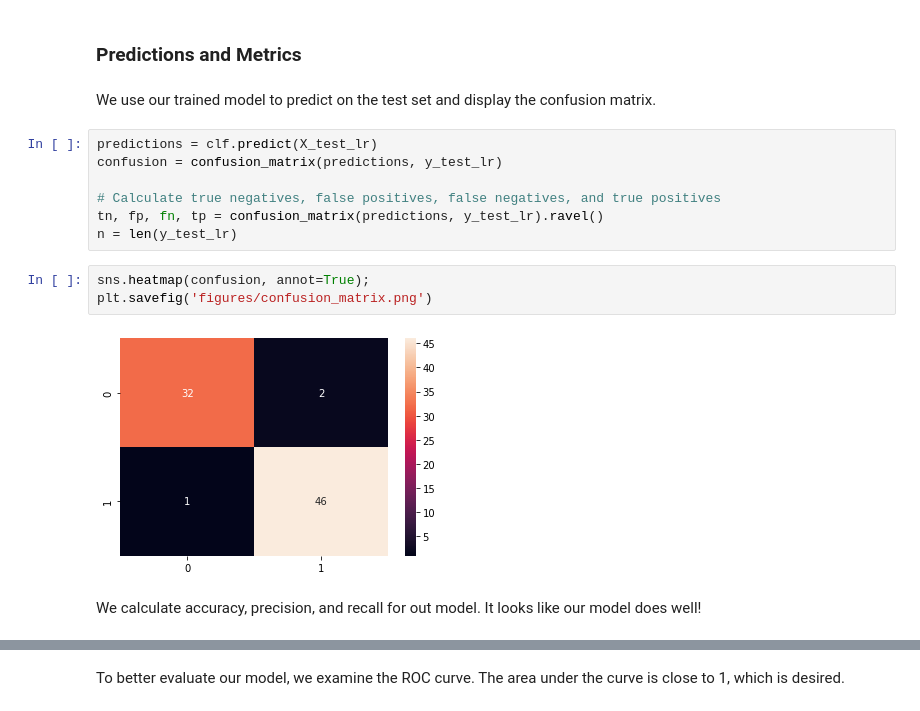
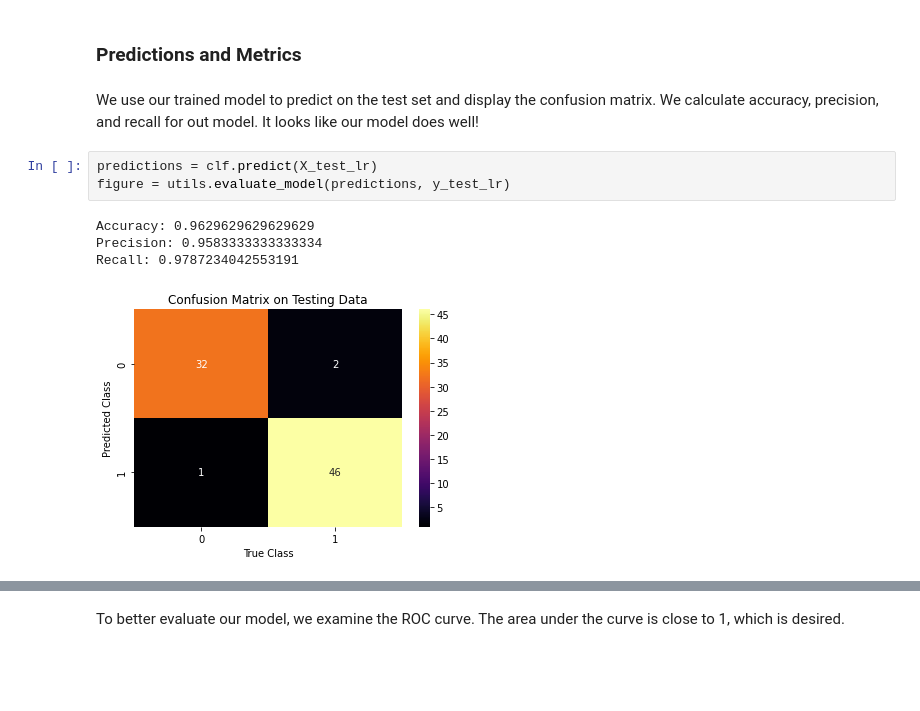
Before and after one commit to UCB-stat-159-s22/hw07-group10, a Jupyter notebook: models.ipynb, the cells around one changed output, grey strips where cells are left out. Cells and saved outputs as stored; diff of their text form; blank space fills up the shorter version.

Commit message:
added evaluate model util

```diff
--- a/models.ipynb
+++ b/models.ipynb
@@ -165,18 +165,12 @@ clf = LogisticRegression(penalty='l2',random_state=42).fit(X_train_lr, y_train_l
 # %% [markdown]
 ### Predictions and Metrics
 # %% [markdown]
-We use our trained model to predict on the test set and display the confusion matrix.
+We use our trained model to predict on the test set and display the confusion matrix. We calculate accuracy, precision, and recall for out model. It looks like our model does well!
 # %%
 predictions = clf.predict(X_test_lr)
-confusion = confusion_matrix(predictions, y_test_lr)
-
-# Calculate true negatives, false positives, false negatives, and true positives
-tn, fp, fn, tp = confusion_matrix(predictions, y_test_lr).ravel()
-n = len(y_test_lr)
+figure = utils.evaluate_model(predictions, y_test_lr)
+# %% [output]
+Accuracy: 0.9629629629629629
+Precision: 0.9583333333333334
+Recall: 0.9787234042553191
+[figure, added]
-# %%
-sns.heatmap(confusion, annot=True);
-plt.savefig('figures/confusion_matrix.png')
-# %% [output]
-[figure, removed]
-# %% [markdown]
-We calculate accuracy, precision, and recall for out model. It looks like our model does well!
```
Also changed, not shown: parts of 3 cells of this notebook, 1 other file.
